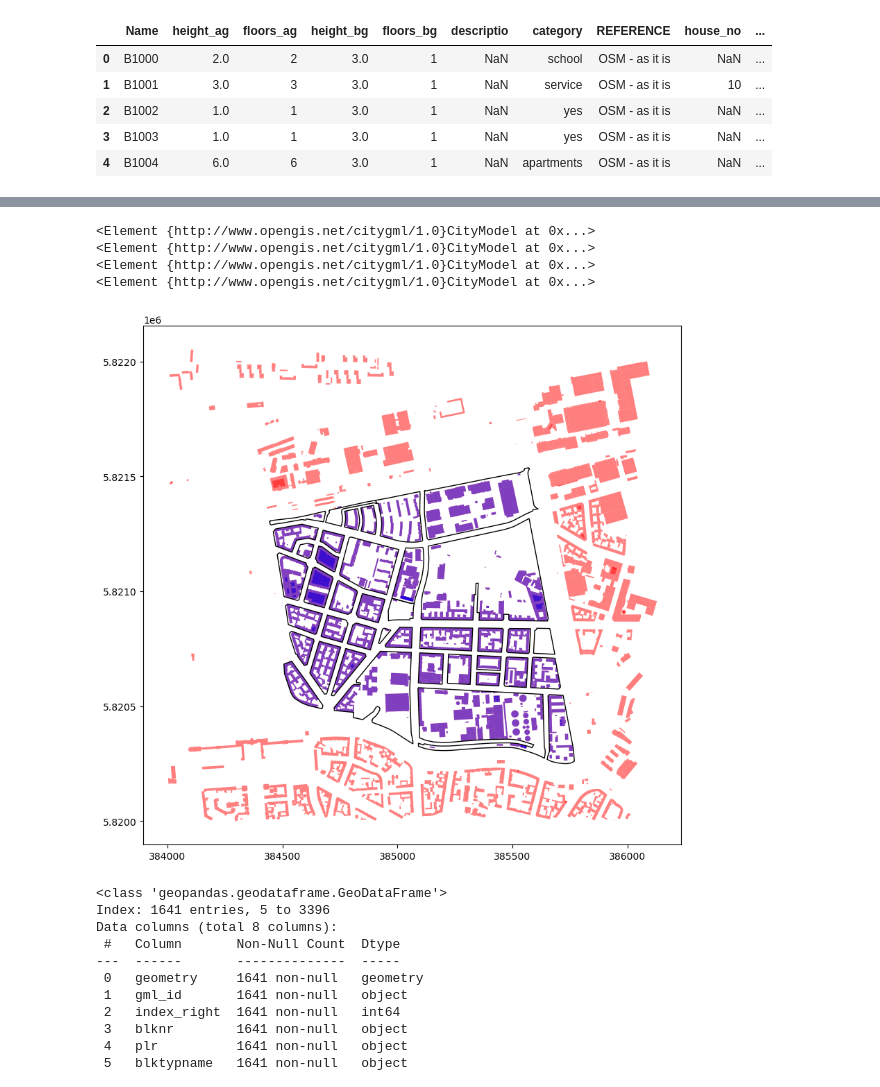
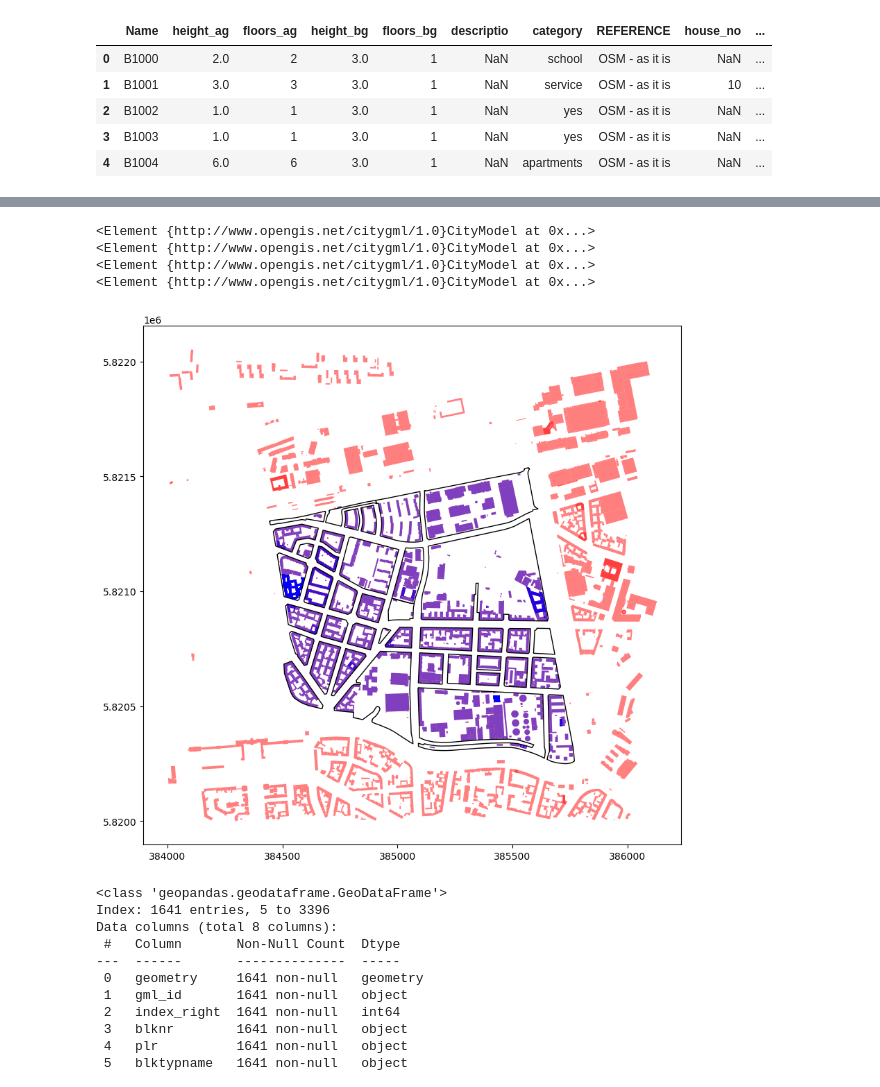
Before and after one commit to TUB-DVG/TECDEM, a Jupyter notebook: evaluation.ipynb, the cells around one changed output, grey strips where cells are left out. Cells and saved outputs as stored; diff of their text form; code cells hidden in the pictures.

Commit message:
fixed error in area calculation

```diff
--- a/evaluation.ipynb
+++ b/evaluation.ipynb
@@ -128,26 +128,56 @@ def extract_ground_surface_polygons_with_ids(gml_root):
                         continue
                     try:
                         # Convert coordinates to a 2D polygon (ignoring z-values)
-                        coords = [(float(pos_list[i]), float(pos_list[i + 1])) for i in range(0, len(pos_list), 3)]
-                        polygon = geom.Polygon(coords)
+                        exterior_coords = []
+                        interior_coords = []
+
+                        # Find exterior coordinates
+                        exterior = ground_surface.find('.//gml:exterior//gml:posList', ns)
+                        if exterior is not None:
+                            exterior_pos_list = exterior.text.split()
+                            exterior_coords = [(float(exterior_pos_list[i]), float(exterior_pos_list[i + 1])) for i in range(0, len(exterior_pos_list), 3)]
+
+                        # Find interior coordinates
+                        interiors = ground_surface.findall('.//gml:interior//gml:posList', ns)
+                        for interior in interiors:
+                            interior_pos_list = interior.text.split()
+                            interior_coords.append([(float(interior_pos_list[i]), float(interior_pos_list[i + 1])) for i in range(0, len(interior_pos_list), 3)])
+
+                        # Create polygon with exterior and interior (holes)
+                        polygon = geom.Polygon(exterior_coords, interior_coords)
                         buildings.append({'geometry': polygon, 'gml_id': bldg_id})
                     except Exception as e:
-                        print(f"Error creating polygon for posList {pos_list}: {e}")
+                        print(f"Error creating polygon for building {bldg_id}: {e}")
             else:
                 # Alternatively, check for 'Polygon' elements under GroundSurface
                 for poly in ground_surface.findall('.//gml:Polygon', ns):
-                    pos_list = poly.find('.//gml:posList', ns)
-                    if pos_list is not None:
-                        pos_list = pos_list.text.split()
-                        if len(pos_list) % 3 != 0:
-                            print(f"Warning: posList does not contain triplets of coordinates: {pos_list}")
+                    exterior_coords = []
+                    interior_coords = []
+
+                    # Find exterior coordinates
+                    exterior = poly.find('.//gml:exterior//gml:posList', ns)
+                    if exterior is not None:
+                        exterior_pos_list = exterior.text.split()
+                        if len(exterior_pos_list) % 3 != 0:
+                            print(f"Warning: exterior posList does not contain triplets of coordinates: {exterior_pos_list}")
                             continue
-                        try:
-                            coords = [(float(pos_list[i]), float(pos_list[i + 1])) for i in range(0, len(pos_list), 3)]
-                            polygon = geom.Polygon(coords)
-                            buildings.append({'geometry': polygon, 'gml_id': bldg_id})
-                        except Exception as e:
-                            print(f"Error creating polygon for posList {pos_list}: {e}")
+                        exterior_coords = [(float(exterior_pos_list[i]), float(exterior_pos_list[i + 1])) for i in range(0, len(exterior_pos_list), 3)]
+
+                    # Find interior coordinates
+                    interiors = poly.findall('.//gml:interior//gml:posList', ns)
+                    for interior in interiors:
+                        interior_pos_list = interior.text.split()
+                        if len(interior_pos_list) % 3 != 0:
+                            print(f"Warning: interior posList does not contain triplets of coordinates: {interior_pos_list}")
+                            continue
+                        interior_coords.append([(float(interior_pos_list[i]), float(interior_pos_list[i + 1])) for i in range(0, len(interior_pos_list), 3)])
+
+                    try:
+                        # Create polygon with exterior and interior (holes)
+                        polygon = geom.Polygon(exterior_coords, interior_coords)
+                        buildings.append({'geometry': polygon, 'gml_id': bldg_id})
+                    except Exception as e:
+                        print(f"Error creating polygon for building {bldg_id}: {e}")
 
     return buildings
 
@@ -162,34 +192,34 @@ for gml_file in gml_files:
     print(root)
     buildings = extract_ground_surface_polygons_with_ids(root)
     list_buildings.extend(buildings)  # Use extend to flatten the list
 
 # Check if we have extracted any buildings
 if not list_buildings:
     print("No buildings were extracted from the GML files.")
 else:
     # Convert to GeoDataFrame
     buildings_gdf = gpd.GeoDataFrame(list_buildings, crs=blocks_gdf.crs)
     # Select columns using a list instead of a tuple
     columns_to_keep = ['blknr', 'plr', 'blktypname', 'ewk', 'area', 'geometry']
     blocks_gdf = blocks_gdf[columns_to_keep]
     # Check if buildings are within blocks
     buildings_gdf = buildings_gdf.reset_index(drop=True)
     blocks_gdf = blocks_gdf.reset_index(drop=True)
     within_blocks = gpd.sjoin(buildings_gdf, blocks_gdf, how='inner', predicate='intersects')
 
 
     # Optional: Plotting the results for visual inspection
     fig, ax = plt.subplots(figsize=(10, 10))
     blocks_gdf.boundary.plot(ax=ax, linewidth=1, edgecolor='black')
     buildings_gdf.plot(ax=ax, color='red', alpha=0.5)
     within_blocks.plot(ax=ax, color='blue', alpha=0.5)
     plt.show()
 # %% [output]
 <Element {http://www.opengis.net/citygml/1.0}CityModel at 0x...>
 <Element {http://www.opengis.net/citygml/1.0}CityModel at 0x...>
 <Element {http://www.opengis.net/citygml/1.0}CityModel at 0x...>
 <Element {http://www.opengis.net/citygml/1.0}CityModel at 0x...>
-[figure, old version]
+[figure, new version]
 # %%
 within_blocks.info()
 # %% [output]
```
Also changed, not shown: parts of 9 cells of this notebook, 4 other files.
